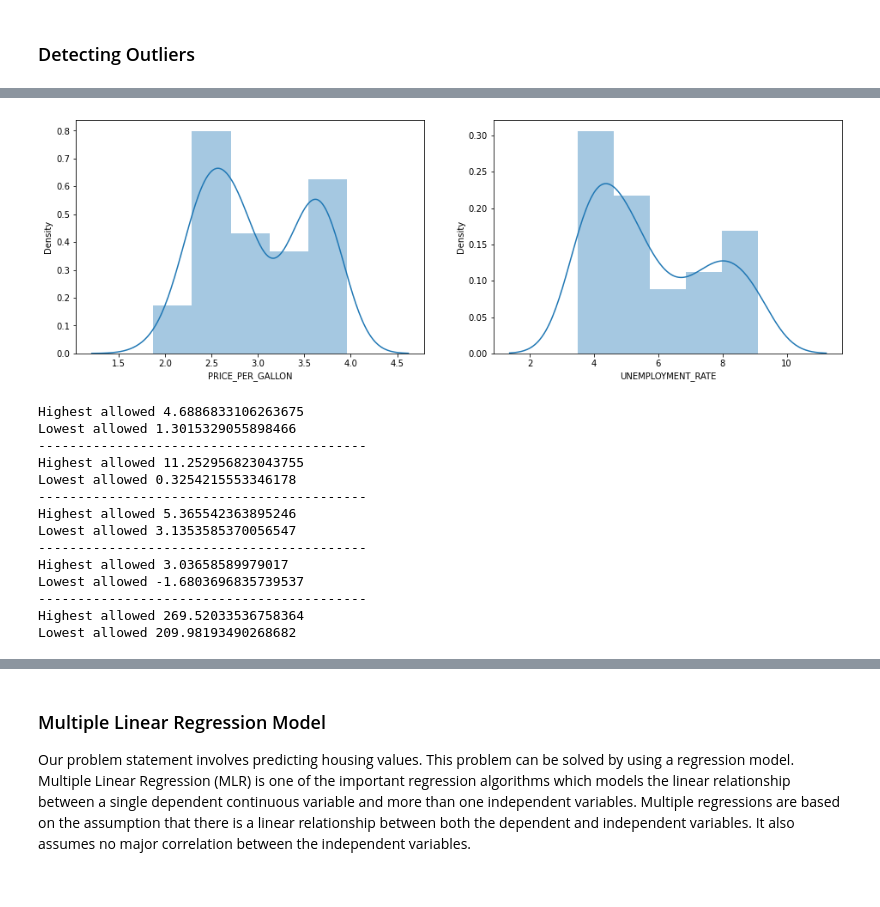
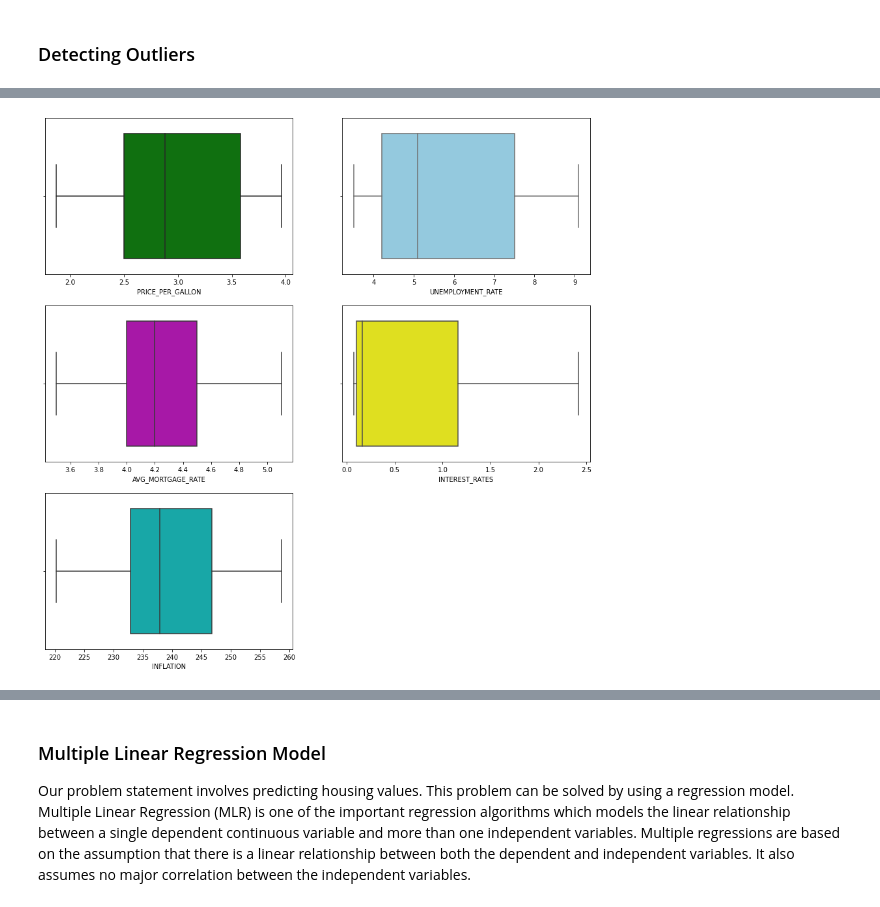
Before and after one commit to pbthompson92/Final_Project_Outliers, a Jupyter notebook: MLModel_3rdSegment.ipynb, the cells around one changed output, grey strips where cells are left out. Cells and saved outputs as stored; diff of their text form; code cells hidden in the pictures.

```diff
--- a/MLModel_3rdSegment.ipynb
+++ b/MLModel_3rdSegment.ipynb
@@ -104,50 +83,0 @@ plt.show()
-# %%
-plt.figure(figsize=(16,5))
-plt.subplot(1,2,1)
-sns.distplot(df['PRICE_PER_GALLON'])
-plt.subplot(1,2,2)
-sns.distplot(df['UNEMPLOYMENT_RATE'])
-plt.show()
-# %% [output]
-[figure, removed]
-# %%
-# Finding the boundary values
-
-# Gas Price
-print("Highest allowed",df['PRICE_PER_GALLON'].mean() + 3*df['PRICE_PER_GALLON'].std())
-print("Lowest allowed",df['PRICE_PER_GALLON'].mean() - 3*df['PRICE_PER_GALLON'].std())
-print("------------------------------------------")
-
-# Unemployment rate
-print("Highest allowed",df['UNEMPLOYMENT_RATE'].mean() + 3*df['UNEMPLOYMENT_RATE'].std())
-print("Lowest allowed",df['UNEMPLOYMENT_RATE'].mean() - 3*df['UNEMPLOYMENT_RATE'].std())
-print("------------------------------------------")
-
-# Mortgage rate
-print("Highest allowed",df['AVG_MORTGAGE_RATE'].mean() + 3*df['AVG_MORTGAGE_RATE'].std())
-print("Lowest allowed",df['AVG_MORTGAGE_RATE'].mean() - 3*df['AVG_MORTGAGE_RATE'].std())
-print("------------------------------------------")
-
-# Interest Rate
-print("Highest allowed",df['INTEREST_RATES'].mean() + 3*df['INTEREST_RATES'].std())
-print("Lowest allowed",df['INTEREST_RATES'].mean() - 3*df['INTEREST_RATES'].std())
-print("------------------------------------------")
-
-# Inflation
-print("Highest allowed",df['INFLATION'].mean() + 3*df['INFLATION'].std())
-print("Lowest allowed",df['INFLATION'].mean() - 3*df['INFLATION'].std())
-# %% [output]
-Highest allowed 4.6886833106263675
-Lowest allowed 1.3015329055898466
-------------------------------------------
-Highest allowed 11.252956823043755
-Lowest allowed 0.3254215553346178
-------------------------------------------
-Highest allowed 5.365542363895246
-Lowest allowed 3.1353585370056547
-------------------------------------------
-Highest allowed 3.03658589979017
-Lowest allowed -1.6803696835739537
-------------------------------------------
-Highest allowed 269.52033536758364
-Lowest allowed 209.98193490268682
@@ -162,0 +84,18 @@ outlier_inflation = df[(df["INFLATION"] > 269.52) | (df['INFLATION'] < 209.98)]
+# %%
+import warnings
+warnings.filterwarnings('ignore')
+# Form a Box-plot for the skewed feature
+plt.figure(figsize=(15,15))
+plt.subplot(3,2,1)
+sns.boxplot(df["PRICE_PER_GALLON"], color="green")
+plt.subplot(3,2,2)
+sns.boxplot(df["UNEMPLOYMENT_RATE"], color="#87CEEB")
+plt.subplot(3,2,3)
+sns.boxplot(df["AVG_MORTGAGE_RATE"], color="m")
+plt.subplot(3,2,4)
+sns.boxplot(df["INTEREST_RATES"], color="#ffff00")
+plt.subplot(3,2,5)
+sns.boxplot(df["INFLATION"], color="c")
+plt.show()
+# %% [output]
+[figure, added]
```
Also changed, not shown: parts of 16 cells of this notebook.
